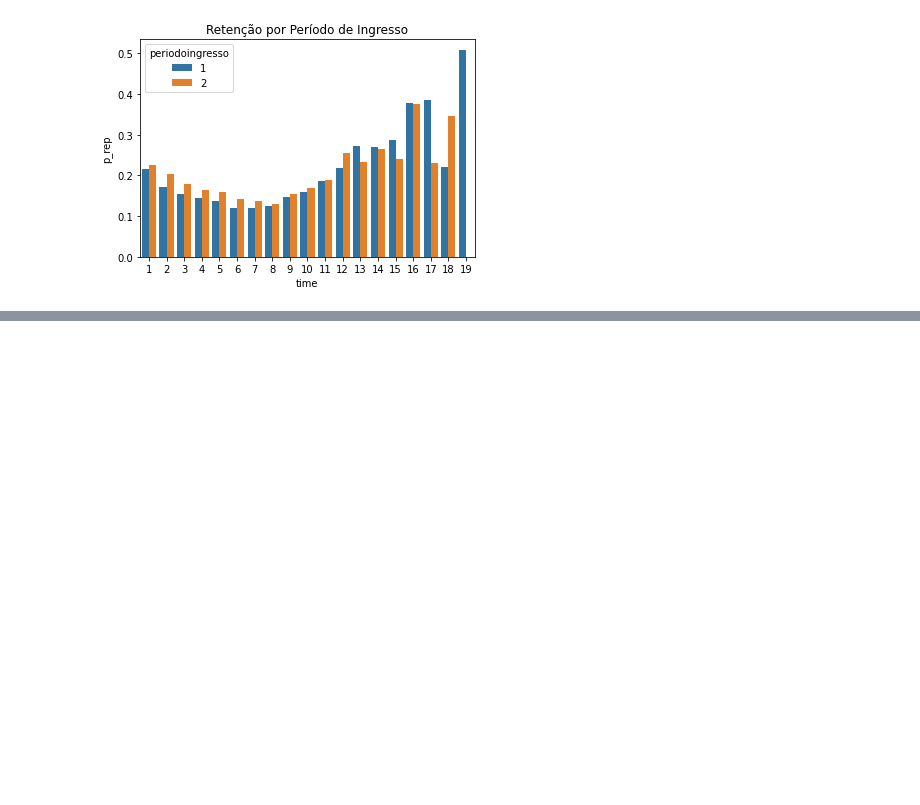
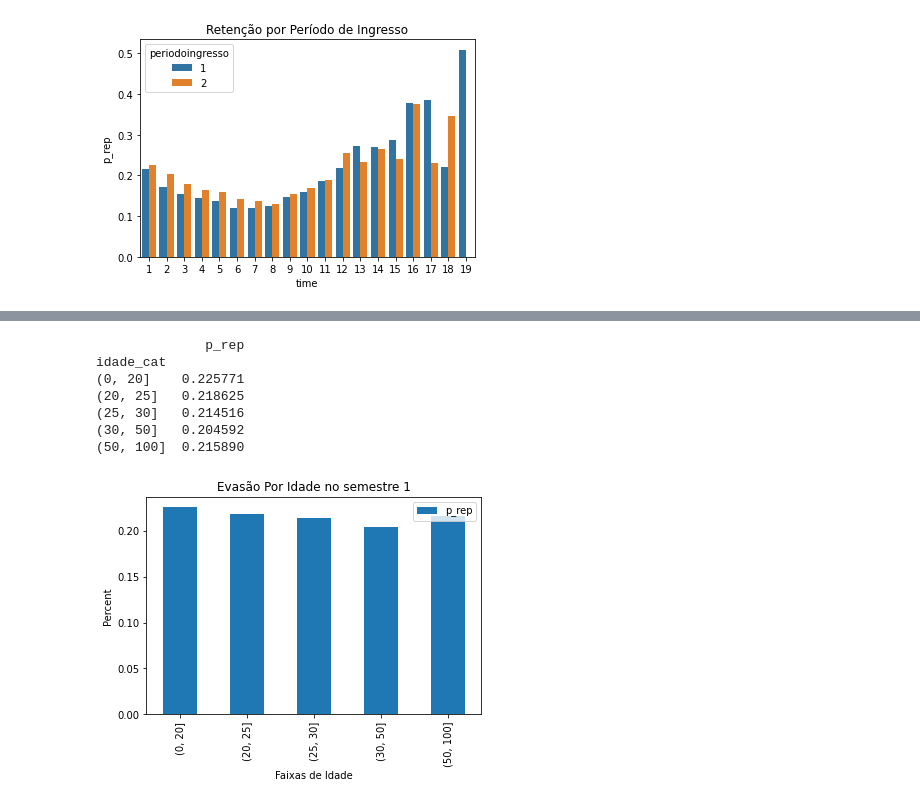
Before and after one commit to rlopes404/dropout, a Jupyter notebook: retencao-UFRB.ipynb, the cells around one changed output, grey strips where cells are left out. Saved outputs shown, nothing was run; the diff lists cells and outputs as text; code cells hidden in the pictures; blank space fills up the shorter version.

```diff
--- a/retencao-UFRB.ipynb
+++ b/retencao-UFRB.ipynb
@@ -76,0 +200,22 @@ plot_time_bar('periodoingresso', 'p_rep', 'Retenção por Período de Ingresso')
+# %%
+col = 'idade_cat'
+df[col] = pd.cut(df.idade, bins=[0,20,25,30,50,100])
+
+for idx, _df in df.groupby(['time']):
+
+    data = _df.groupby(col).agg({'p_rep' : 'mean'})
+    print(data)
+    ax = data.plot.bar()
+    ax.set(ylabel="Percent")
+    ax.set(title='Evasão Por Idade no semestre %d'%(idx), xlabel='Faixas de Idade')
+    plt.show()
+    break
+# %% [output]
+              p_rep
+idade_cat
+(0, 20]    0.225771
+(20, 25]   0.218625
+(25, 30]   0.214516
+(30, 50]   0.204592
+(50, 100]  0.215890
+[figure, added]
```
Also changed, not shown: parts of 10 cells of this notebook.
